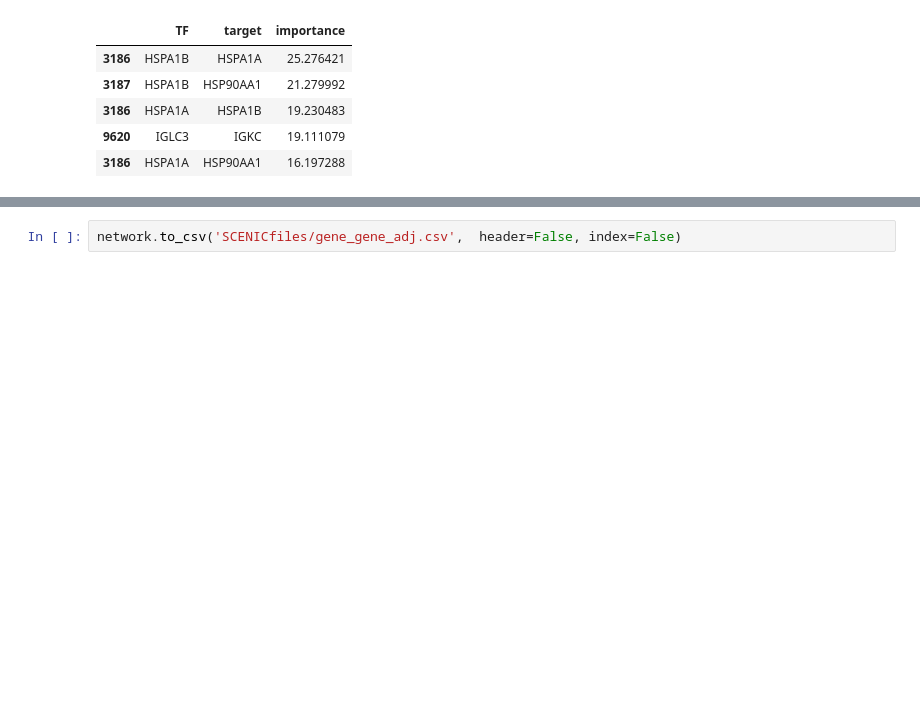
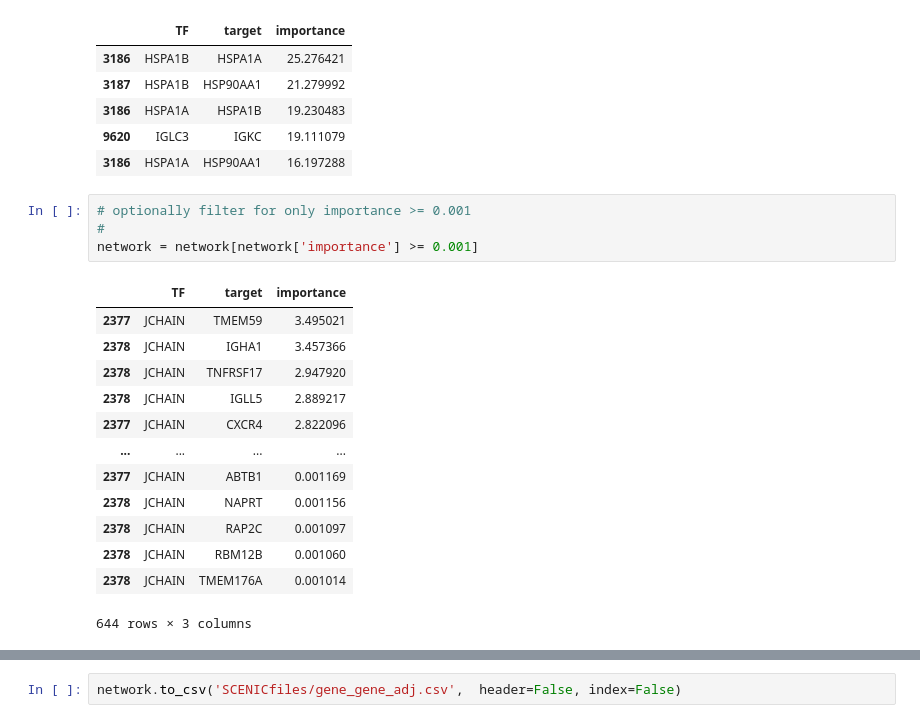
Before and after one commit to chickaroo/genereporter, a Jupyter notebook: src/grnboost2.ipynb, the cells around one changed output, grey strips where cells are left out. Saved outputs shown, nothing was run; the diff lists cells and outputs as text; blank space fills up the shorter version.

```diff
--- a/src/grnboost2.ipynb
+++ b/src/grnboost2.ipynb
@@ -104,3 +104,21 @@ network.head()
 | 3186 | HSPA1A | HSPA1B | 19.230483 |
 | 9620 | IGLC3 | IGKC | 19.111079 |
 | 3186 | HSPA1A | HSP90AA1 | 16.197288 |
+# %%
+# optionally filter for only importance >= 0.001
+#
+network = network[network['importance'] >= 0.001]
+# %% [output]
+|  | TF | target | importance |
+| 2377 | JCHAIN | TMEM59 | 3.495021 |
+| 2378 | JCHAIN | IGHA1 | 3.457366 |
+| 2378 | JCHAIN | TNFRSF17 | 2.947920 |
+| 2378 | JCHAIN | IGLL5 | 2.889217 |
+| 2377 | JCHAIN | CXCR4 | 2.822096 |
+| ... | ... | ... | ... |
+| 2377 | JCHAIN | ABTB1 | 0.001169 |
+| 2378 | JCHAIN | NAPRT | 0.001156 |
+| 2378 | JCHAIN | RAP2C | 0.001097 |
+| 2378 | JCHAIN | RBM12B | 0.001060 |
+| 2378 | JCHAIN | TMEM176A | 0.001014 |
+644 rows × 3 columns
```
Also changed, not shown: parts of 1 cell of this notebook, 1 other file.
